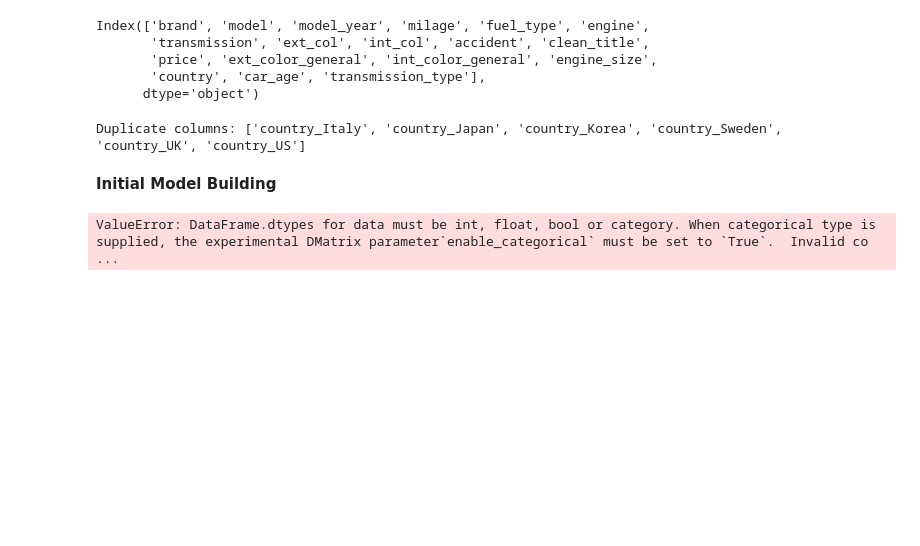
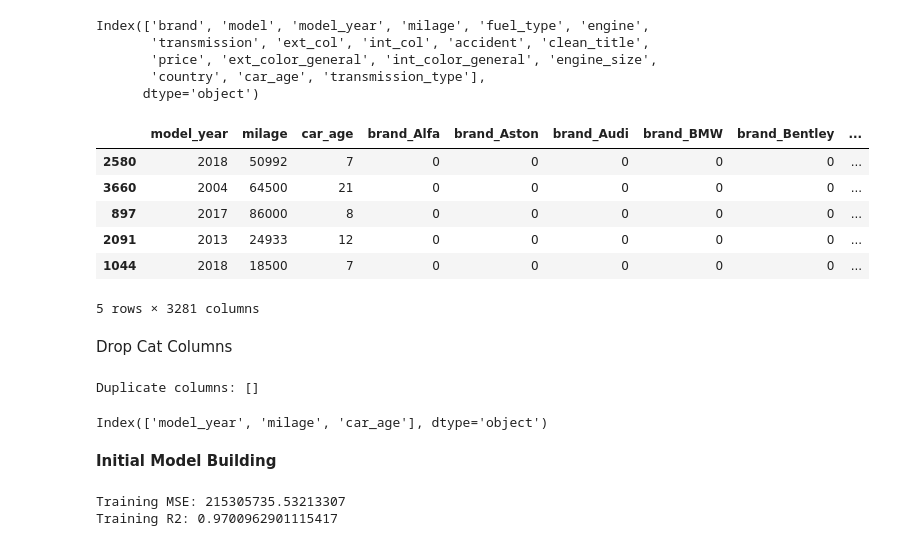
Before and after one commit to maxhtx/Car-Price-Prediction, a Jupyter notebook: code.ipynb, the cells around one changed output. Saved outputs shown, nothing was run; the diff lists cells and outputs as text; code cells hidden in the pictures; blank space fills up the shorter version.

```diff
--- a/code.ipynb
+++ b/code.ipynb
@@ -401,15 +406,24 @@ Index(['brand', 'model', 'model_year', 'milage', 'fuel_type', 'engine',
 # %%
 # List of categorical columns to encode
 categorical_columns = ['brand', 'model', 'fuel_type','engine', 'transmission', 'ext_col',
                        'int_col', 'accident', 'clean_title', 'ext_color_general',
-                       'int_color_general', 'country', 'transmission_type', 'engine_size', 'country']
+                       'int_color_general', 'country', 'transmission_type', 'engine_size']
 
 # Perform one hot encoding on the categorical columns
-X_train_encoded = pd.get_dummies(X_train, columns=categorical_columns, drop_first=True)
-X_test_encoded = pd.get_dummies(X_test, columns=categorical_columns, drop_first=True)
+X_train_encoded = pd.get_dummies(X_train, columns=categorical_columns, drop_first=True, dtype=int)
+X_test_encoded = pd.get_dummies(X_test, columns=categorical_columns, drop_first=True, dtype=int)
 
 # Align the columns of X_test_encoded with X_train_encoded
-#X_test_encoded = X_test_encoded.reindex(columns=X_train_encoded.columns, fill_value=0)
+X_test_encoded = X_test_encoded.reindex(columns=X_train_encoded.columns, fill_value=0)
 
-#X_train_encoded.head()
-#X_test_encoded.head()
+X_train_encoded.head()
+# %% [output]
+|  | model_year | milage | car_age | brand_Alfa | brand_Aston | brand_Audi | brand_BMW | brand_Bentley | ... |
+| 2580 | 2018 | 50992 | 7 | 0 | 0 | 0 | 0 | 0 | ... |
+| 3660 | 2004 | 64500 | 21 | 0 | 0 | 0 | 0 | 0 | ... |
+| 897 | 2017 | 86000 | 8 | 0 | 0 | 0 | 0 | 0 | ... |
+| 2091 | 2013 | 24933 | 12 | 0 | 0 | 0 | 0 | 0 | ... |
+| 1044 | 2018 | 18500 | 7 | 0 | 0 | 0 | 0 | 0 | ... |
+5 rows × 3281 columns
+# %% [markdown]
+Drop Cat Columns
@@ -417,7 +434,11 @@ X_test_encoded = pd.get_dummies(X_test, columns=categorical_columns, drop_first=
 duplicate_columns = X_train_encoded.columns[X_train_encoded.columns.duplicated()]
 print(f"Duplicate columns: {duplicate_columns.tolist()}")
 # %% [output]
-Duplicate columns: ['country_Italy', 'country_Japan', 'country_Korea', 'country_Sweden', 'country_UK', 'country_US']
+Duplicate columns: []
+# %%
+X_train.columns
+# %% [output]
+Index(['model_year', 'milage', 'car_age'], dtype='object')
 # %% [markdown]
 **Initial Model Building**
 # %%
@@ -425,7 +446,7 @@ import xgboost as xgb
 from sklearn.metrics import mean_squared_error, r2_score
 # %%
 # Create DMatrix for XGBoost
-dtrain = xgb.DMatrix(X_train, label=y_train)
+dtrain = xgb.DMatrix(X_train_encoded, label=y_train)
 
 # Define parameters for XGBoost
 params = {
@@ -449,4 +470,5 @@ r2 = r2_score(y_train, train_preds)
 print(f"Training MSE: {mse}")
 print(f"Training R2: {r2}")
 # %% [output]
-ValueError: DataFrame.dtypes for data must be int, float, bool or category. When categorical type is supplied, the experimental DMatrix parameter`enable_categorical` must be set to `True`.  Invalid co ...
+Training MSE: 215305735.53213307
+Training R2: 0.9700962901115417
```
Also changed, not shown: parts of 5 cells of this notebook.
